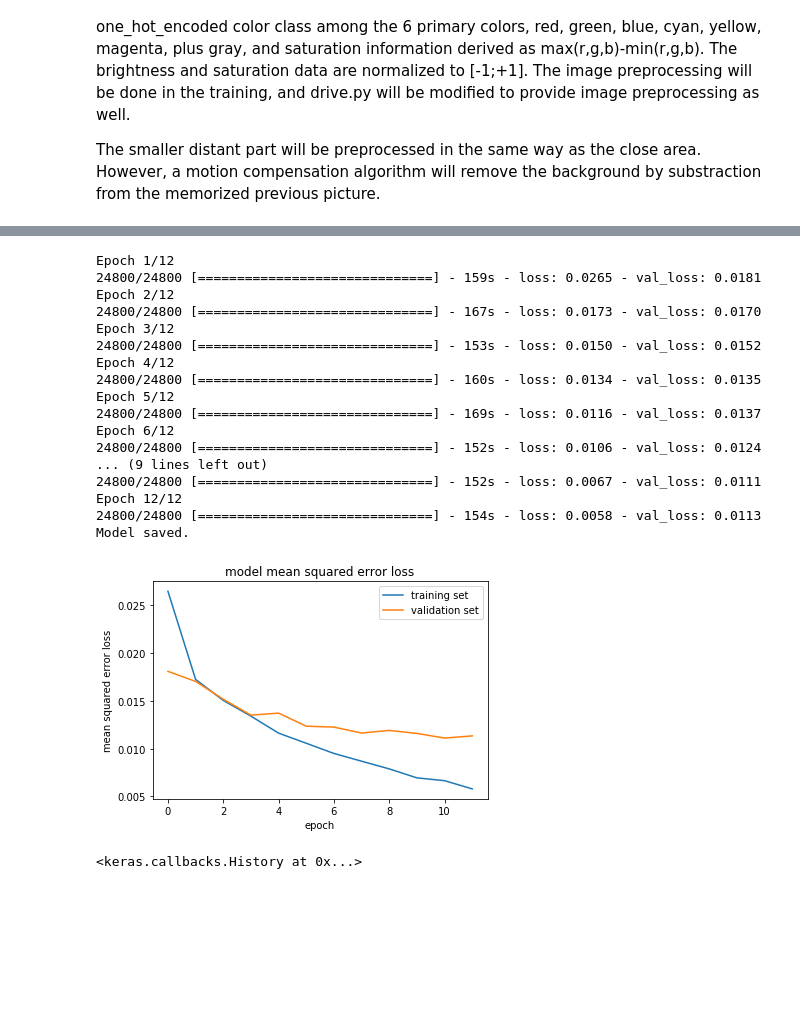
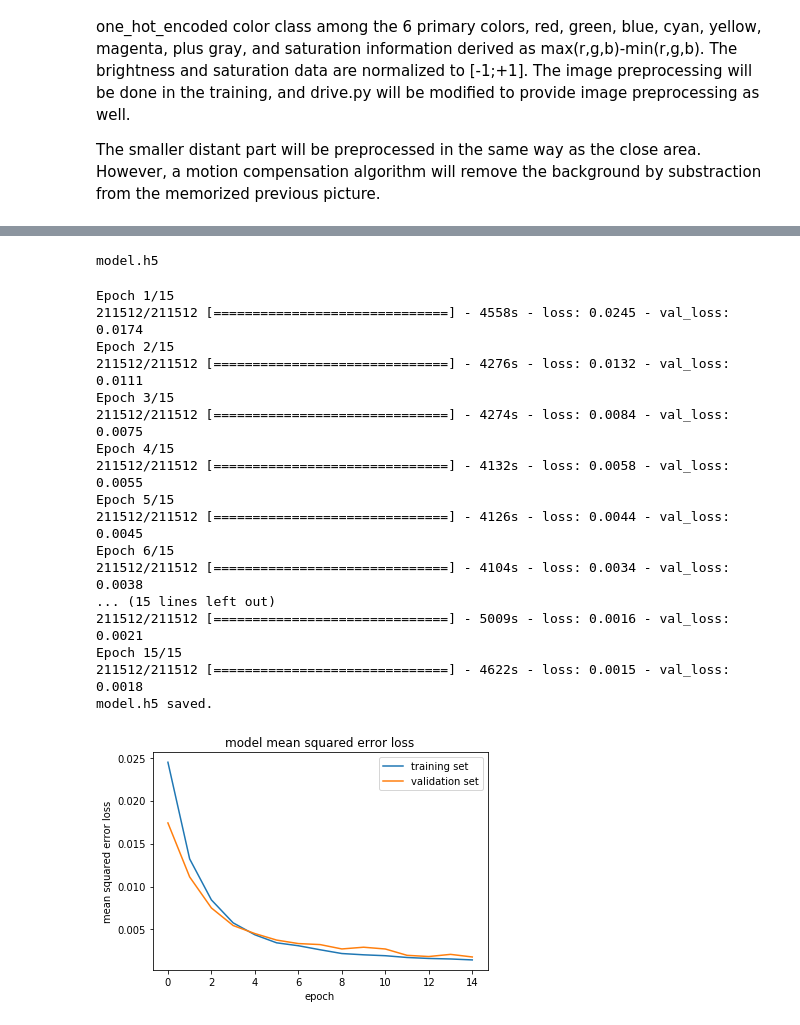
Before and after one commit to lepeuvedic/CarND-Behavioral-Cloning-P3, a Jupyter notebook: train.ipynb, the cells around one changed output, grey strips where cells are left out. Drawn from its saved outputs; the diff is of its cells as text; code cells hidden in the pictures; blank space fills up the shorter version.

Commit message:
Working model.h5, drive.py capable of saving images

```diff
--- a/train.ipynb
+++ b/train.ipynb
@@ -115,8 +141,9 @@ def generator(samples, batch_size=64):
             for batch_sample in batch_samples:
                 #prev  = cv2.imread(batch_sample[0])
                 # load and trim image to only see section with road
-                image = cv2.imread(batch_sample[1])[50:130].astype(np.float32)
-                image = cv2.resize(image,(160,40),interpolation=cv2.INTER_AREA)
+                image = cv2.imread(batch_sample[1])[70:135].astype(np.float32)
+                # image preprocessing: resize, colorspace conversion
+                #image = cv2.cvtColor(image/255.0, cv2.COLOR_RGB2HSV)
                 angle = float(batch_sample[2])
                 # append to batch
                 #prevs.append(prev)
@@ -128,7 +155,4 @@ def generator(samples, batch_size=64):
             X_train = np.array(images)
             y_train = np.array(angles)
             yield sklearn.utils.shuffle(X_train, y_train)
-
-train_generator = generator(samples_train)
-validation_generator = generator(samples_valid)
 # %%
@@ -178,43 +298,53 @@ Keras model ready for training.
+# %%
+if len(next(train_generator)[0])==2:  # Because it is a list of two numpy arrays
+    model_file = 'model2.h5'
+    nbe = 2
+else:
+    model_file = 'model.h5'
+    nbe = 15
+print(model_file)
+# %% [output]
+model.h5
 # %%
+batch_size = 192
+
+# Define generators
+train_generator = generator(samples_train, batch_size = batch_size)
+validation_generator = generator(samples_valid, batch_size = batch_size)
+
 # Train model and save with weights values
 # Number of samples is twice array length, because all images are also presented flipped for training.
 history_object = model.fit_generator(train_generator, samples_per_epoch = 2*len(samples_train),
                     validation_data=validation_generator, nb_val_samples = 2*len(samples_valid),
-                    nb_epoch=12)
-model.save('model.h5')
-print('Model saved.')
+                    nb_epoch=nbe)
+model.save(model_file)
+print(model_file+' saved.')
 
 import matplotlib.pyplot as plt
 ### plot the training and validation loss for each epoch
 plt.plot(history_object.history['loss'])
 plt.plot(history_object.history['val_loss'])
 plt.title('model mean squared error loss')
 plt.ylabel('mean squared error loss')
 plt.xlabel('epoch')
 plt.legend(['training set', 'validation set'], loc='upper right')
 plt.show()
 # %% [output]
-Epoch 1/12
-24800/24800 [==============================] - 159s - loss: 0.0265 - val_loss: 0.0181
-Epoch 2/12
-24800/24800 [==============================] - 167s - loss: 0.0173 - val_loss: 0.0170
-Epoch 3/12
-24800/24800 [==============================] - 153s - loss: 0.0150 - val_loss: 0.0152
-Epoch 4/12
-24800/24800 [==============================] - 160s - loss: 0.0134 - val_loss: 0.0135
-Epoch 5/12
-24800/24800 [==============================] - 169s - loss: 0.0116 - val_loss: 0.0137
-Epoch 6/12
-24800/24800 [==============================] - 152s - loss: 0.0106 - val_loss: 0.0124
-... (9 lines left out)
-24800/24800 [==============================] - 152s - loss: 0.0067 - val_loss: 0.0111
-Epoch 12/12
-24800/24800 [==============================] - 154s - loss: 0.0058 - val_loss: 0.0113
-Model saved.
+Epoch 1/15
+211512/211512 [==============================] - 4558s - loss: 0.0245 - val_loss: 0.0174
+Epoch 2/15
+211512/211512 [==============================] - 4276s - loss: 0.0132 - val_loss: 0.0111
+Epoch 3/15
+211512/211512 [==============================] - 4274s - loss: 0.0084 - val_loss: 0.0075
+Epoch 4/15
+211512/211512 [==============================] - 4132s - loss: 0.0058 - val_loss: 0.0055
+Epoch 5/15
+211512/211512 [==============================] - 4126s - loss: 0.0044 - val_loss: 0.0045
+Epoch 6/15
+211512/211512 [==============================] - 4104s - loss: 0.0034 - val_loss: 0.0038
+... (15 lines left out)
+211512/211512 [==============================] - 5009s - loss: 0.0016 - val_loss: 0.0021
+Epoch 15/15
+211512/211512 [==============================] - 4622s - loss: 0.0015 - val_loss: 0.0018
+model.h5 saved.
-[figure, old version]
+[figure, new version]
-# %%
-model.fit_generator(train_generator, samples_per_epoch = 2*len(samples_train),
-                    validation_data=validation_generator, nb_val_samples = 2*len(samples_valid),
-                    nb_epoch=3, initial_epoch=4)
-# %% [output]
-<keras.callbacks.History at 0x...>
```
Also changed, not shown: parts of 7 cells of this notebook, 2 other files.
